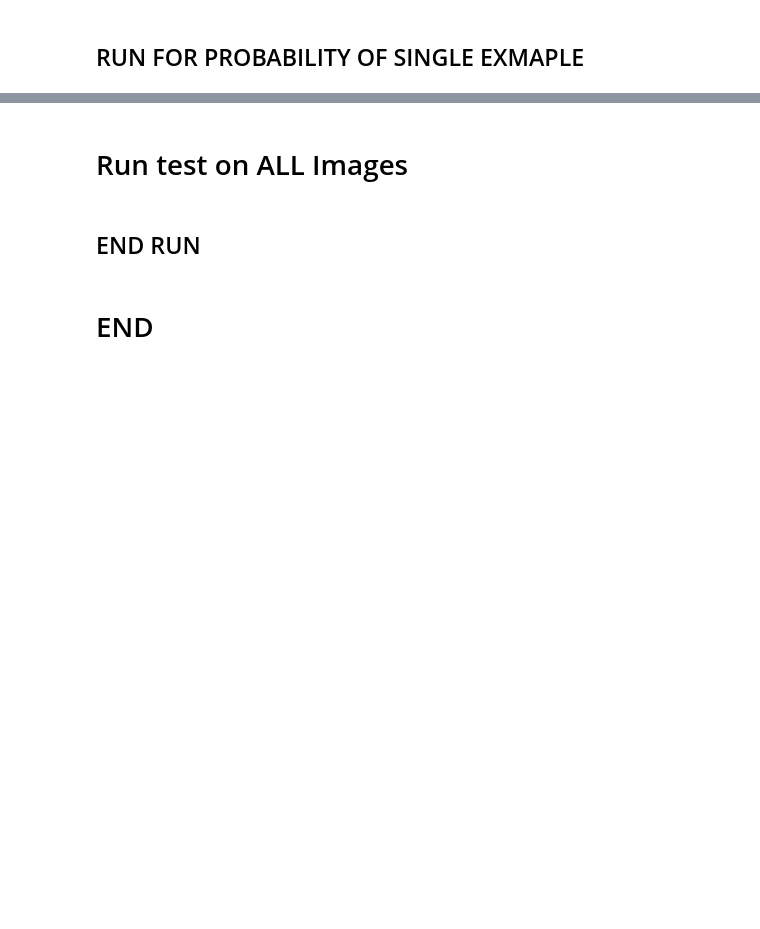
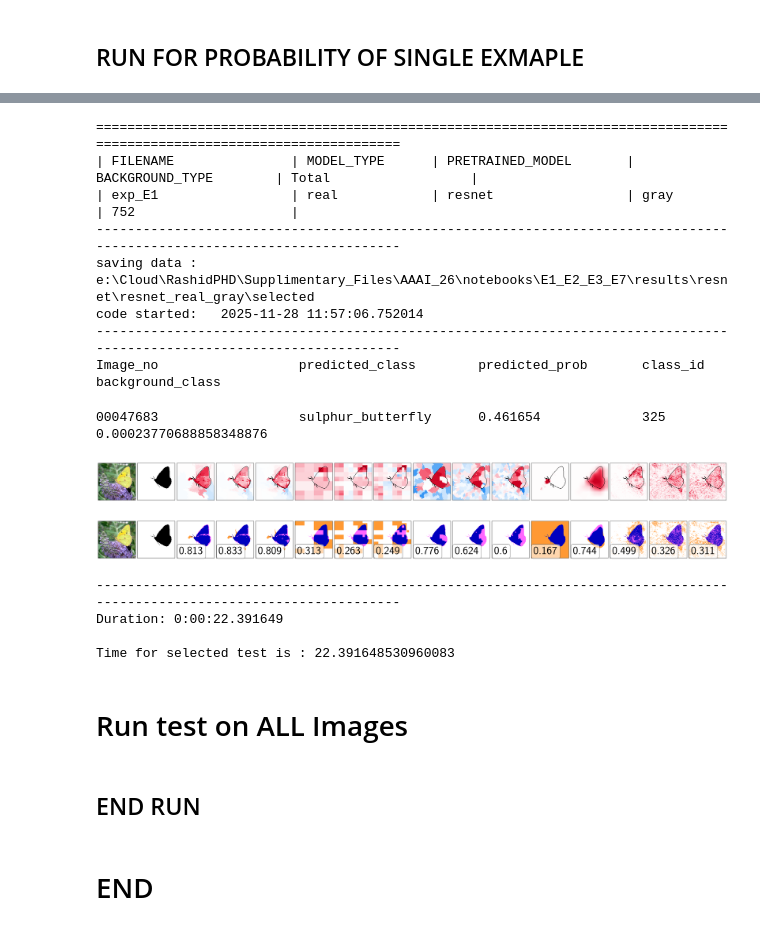
Before and after one commit to rashidrao-pk/shap_bpt_tests, a Jupyter notebook: notebooks/E1_E2_E3_E7/N1_1_Run_experiments_testing.ipynb, the cells around one changed output, grey strips where cells are left out. Drawn from its saved outputs; the diff is of its cells as text; code cells hidden in the pictures; blank space fills up the shorter version.

```diff
--- a/notebooks/E1_E2_E3_E7/N1_1_Run_experiments_testing.ipynb
+++ b/notebooks/E1_E2_E3_E7/N1_1_Run_experiments_testing.ipynb
@@ -1133,6 +1180,8 @@ if params.pretrained_model_type != 'swin_trans_vit':
         target_layers = [model.features[-1]]
     elif params.pretrained_model_type == 'vit_LRP':
         target_layers = [model.blocks[-1].attn]
+    else:
+        target_layers = [model.layer4[-1]]
     # if :
     #     target_layers = [model.layer4[-1]]
         # pass
@@ -1816,7 +1895,7 @@ def fun_plot_heatmaps_filtered(methods_, heatmaps, filter_methods=None, path=Non
     plt.show()
 # %%
 def fun_plot_IoU_filtered(methods_, IoU, heatmaps, filter_methods=None, path=None, title=None, plot_title=False,
-                          fontsize=14, save_fig=True, selected_ext='svg', dpi=200, transparent=True, destroy_fig=True):
+                          fontsize=22, save_fig=True, selected_ext='svg', dpi=200, transparent=True, destroy_fig=True):
     # print('RUNNING fun_plot_IoU_filtered')
     # Filter methods based on user selection
     selected_methods = [(n, c, v) for n, c, v in methods_ if filter_methods is None or n in filter_methods]
@@ -1851,7 +1930,7 @@ def fun_plot_IoU_filtered(methods_, IoU, heatmaps, filter_methods=None, path=Non
 
         img, max_IoU = vis_IoU(heatmaps[n][0], IoU[n][2], ground_truth), np.max(IoU[n][1])
         ax.imshow(img)
-        ax.text(10, 30, f'IoU: {max_IoU:.3}', fontsize=fontsize, bbox=props, weight='bold')
+        ax.text(15, 200, f'{max_IoU:.3}', fontsize=fontsize, bbox=props, weight='bold')
 
         ax.set_xticks([])
         ax.set_yticks([])
@@ -2179,5 +2346,5 @@ def create_log_file(plots_path__,start_time, verbose=False):
         print(log_separator_dash.strip())
     return log_messages
 
-# log_messages = create_log_file(results_path_selected,start_time)
-# print(log_messages)
+log_messages = create_log_file(results_path_selected,start_time)
+print(log_messages)
@@ -2221,7 +2399,8 @@ if select_set=='selected':
     if figure_no is None:
         file_selected = [17505]
     elif figure_no==4:
-        file_selected = [618, 17635, 5428, 8733]
+        file_selected = [47683]
+        # file_selected = [47683,618, 17635, 5428, 8733]
 
     elif figure_no==6:
         file_selected = [17505,3843,4203,25140,7684,8292,11346,20075]    # Figure 6 Experiment E1 Extended
@@ -2304,7 +2506,7 @@ plot_IoU                 = True
 save_fig                 = True
 destroy_fig              = False
 save_vectors_heatmaps    = True
-save_vectors_evaluation  = False
+save_vectors_evaluation  = True
 plot_title               = False
 st_full                  = time.time()
 
@@ -2468,34 +2670,50 @@ for image_name in tqdm(files_selected):
                 'time_auc_IoU'  : time_auc_IoU,
                 'time_total'    : time_load+time_exp[n]+time_aucI+time_aucD+time_auc_IoU
                 }
         data_to_csv.append(data)
     if plot_IoU:
         # fun_plot_IoU(heatmaps,IoU,methods,path=results_path_selected,destroy_fig=destroy_fig,save_fig=save_fig,plot_title=plot_title, dpi=100)
         fun_plot_IoU_filtered(methods,IoU, heatmaps,filter_methods=filter_methods,path=results_path_selected,
-                              destroy_fig=False,save_fig=save_fig,plot_title=plot_title, dpi=100, fontsize = 20)
+                              destroy_fig=False,save_fig=save_fig,plot_title=plot_title, dpi=100, fontsize = 40)
     print('-'*120)
     df_selected = pd.DataFrame(data_to_csv)
 
 time_full = time.time()-st_full
 # print(f'Time for {select_set} test is :, {time_full}')
 
 end_time = datetime.now()
 # print('Duration: {}'.format(end_time - start_time))
 
 chime.success()
 
 time_full_msg = f"Time for {select_set} test is : {time_full}\n"
 duration_msg = f"Duration: {format(end_time - start_time)}\n"
 print(duration_msg)
 print(time_full_msg)
 
 log_messages += str("="*120 + '\n')
 log_messages+= str(f'code completed {datetime.now()}\n')
 log_messages += duration_msg
 log_messages += time_full_msg
 
 with open(log_file_selected, "w") as log_file:
     log_file.write(log_messages)
+# %% [output]
+========================================================================================================================
+| FILENAME               | MODEL_TYPE      | PRETRAINED_MODEL       | BACKGROUND_TYPE        | Total                  |
+| exp_E1                 | real            | resnet                 | gray                   | 752                    |
+------------------------------------------------------------------------------------------------------------------------
+saving data :   e:\Cloud\RashidPHD\Supplimentary_Files\AAAI_26\notebooks\E1_E2_E3_E7\results\resnet\resnet_real_gray\selected
+code started:   2025-11-28 11:57:06.752014
+------------------------------------------------------------------------------------------------------------------------
+Image_no                  predicted_class        predicted_prob       class_id        background_class
+00047683                  sulphur_butterfly      0.461654             325             0.00023770688858348876
+[figure, added]
+[figure, added]
+------------------------------------------------------------------------------------------------------------------------
+Duration: 0:00:22.391649
+
+Time for selected test is : 22.391648530960083
 # %%
 df_selected.head(5)
 # %% [markdown]
```
Also changed, not shown: parts of 38 cells of this notebook, 26 other files.
